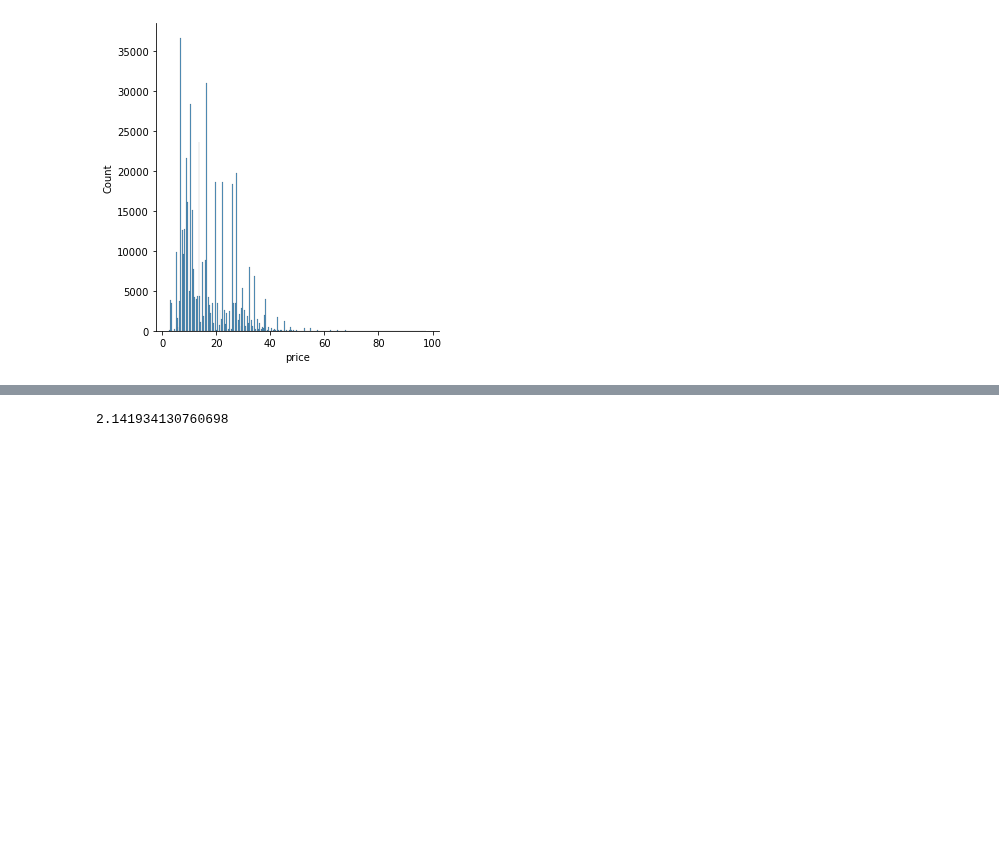
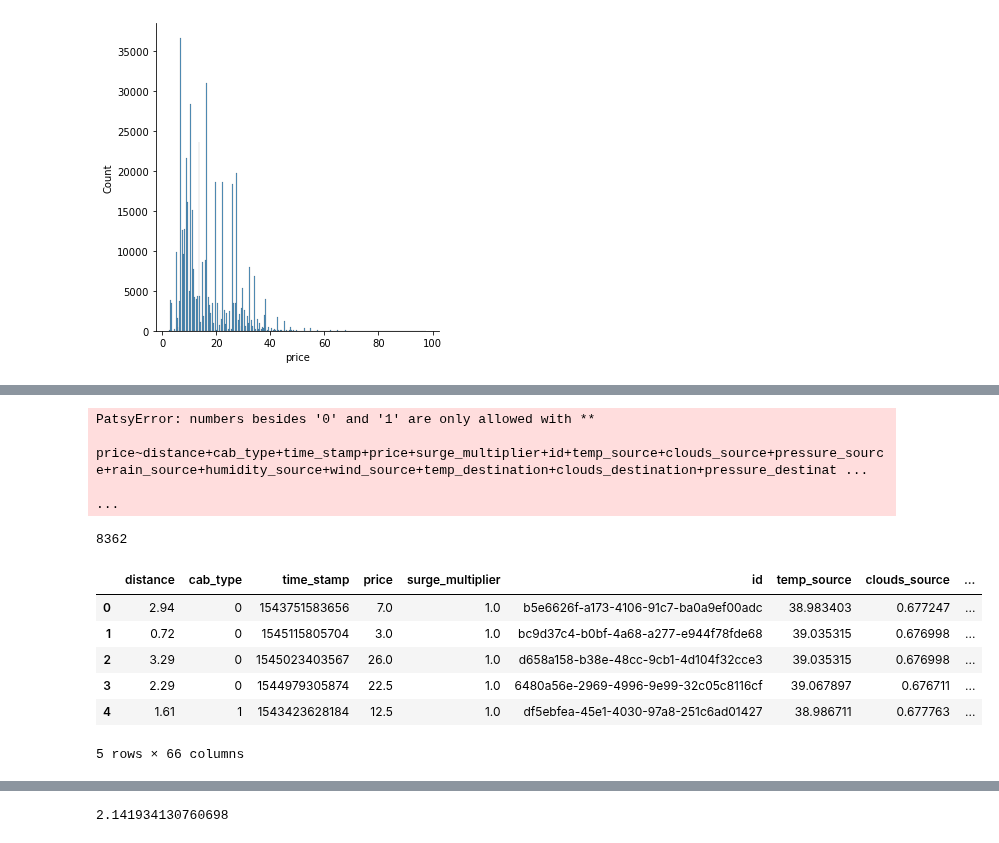
Before and after one commit to cndywu/TheYelpers, a Jupyter notebook: Final_Project_Model.ipynb, the cells around one changed output, grey strips where cells are left out. Saved outputs shown, nothing was run; the diff lists cells and outputs as text; code cells hidden in the pictures; blank space fills up the shorter version.

```diff
--- a/Final_Project_Model.ipynb
+++ b/Final_Project_Model.ipynb
@@ -551,0 +432,8 @@ np.sqrt(((np.exp(pred)-test.price)**2).mean())
+# %%
+ols_object = smf.ols(formula = 'price~'+'+'.join(train.columns), data = train)
+model = ols_object.fit()
+model.summary()
+# %% [output]
+PatsyError: numbers besides '0' and '1' are only allowed with **
+    price~distance+cab_type+time_stamp+price+surge_multiplier+id+temp_source+clouds_source+pressure_source+rain_source+humidity_source+wind_source+temp_destination+clouds_destination+pressure_destinat ...
+                                                                                                                                                                                                         ...
@@ -551,0 +444,12 @@ np.sqrt(((np.exp(pred)-test.price)**2).mean())
+# %%
+#take a look at high leverage points
+influence = model.get_influence()
+leverage = influence.hat_matrix_diag
+#obtain standardized residuals
+standardized_residuals = influence.resid_studentized_internal
+#create high leverage threshold
+average_leverage = (model.df_model+1)/model.nobs
+high_leverage_threshold = 4*average_leverage
+np.sum(leverage>high_leverage_threshold)
+# %% [output]
+8362
@@ -551,0 +460,11 @@ np.sqrt(((np.exp(pred)-test.price)**2).mean())
+# %%
+train_filt.drop("index", axis = "columns", inplace = True),
+train_filt.head()
+# %% [output]
+|  | distance | cab_type | time_stamp | price | surge_multiplier | id | temp_source | clouds_source | ... |
+| 0 | 2.94 | 0 | 1543751583656 | 7.0 | 1.0 | b5e6626f-a173-4106-91c7-ba0a9ef00adc | 38.983403 | 0.677247 | ... |
+| 1 | 0.72 | 0 | 1545115805704 | 3.0 | 1.0 | bc9d37c4-b0bf-4a68-a277-e944f78fde68 | 39.035315 | 0.676998 | ... |
+| 2 | 3.29 | 0 | 1545023403567 | 26.0 | 1.0 | d658a158-b38e-48cc-9cb1-4d104f32cce3 | 39.035315 | 0.676998 | ... |
+| 3 | 2.29 | 0 | 1544979305874 | 22.5 | 1.0 | 6480a56e-2969-4996-9e99-32c05c8116cf | 39.067897 | 0.676711 | ... |
+| 4 | 1.61 | 1 | 1543423628184 | 12.5 | 1.0 | df5ebfea-45e1-4030-97a8-251c6ad01427 | 38.986711 | 0.677763 | ... |
+5 rows × 66 columns
```
Also changed, not shown: parts of 40 cells of this notebook.
